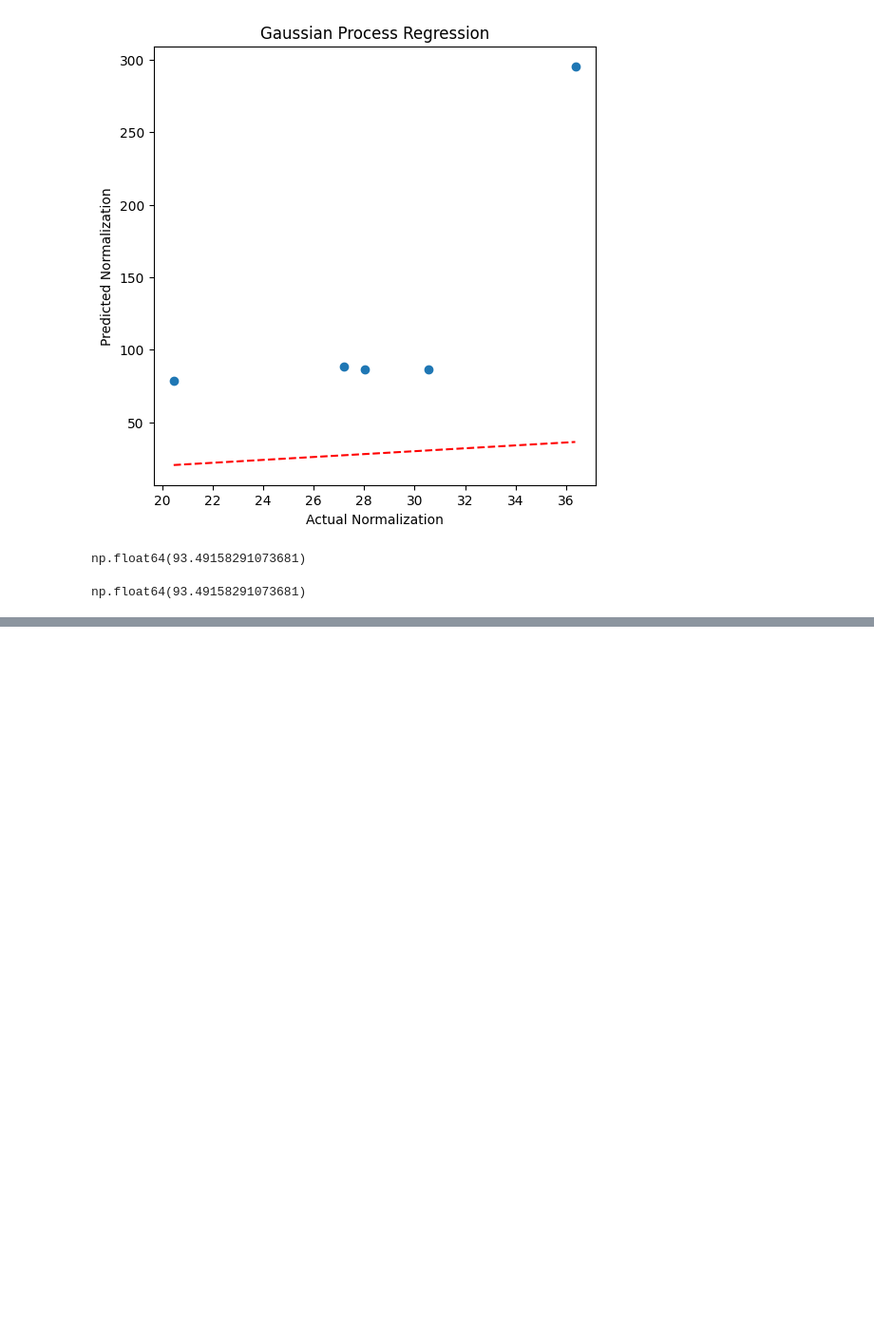
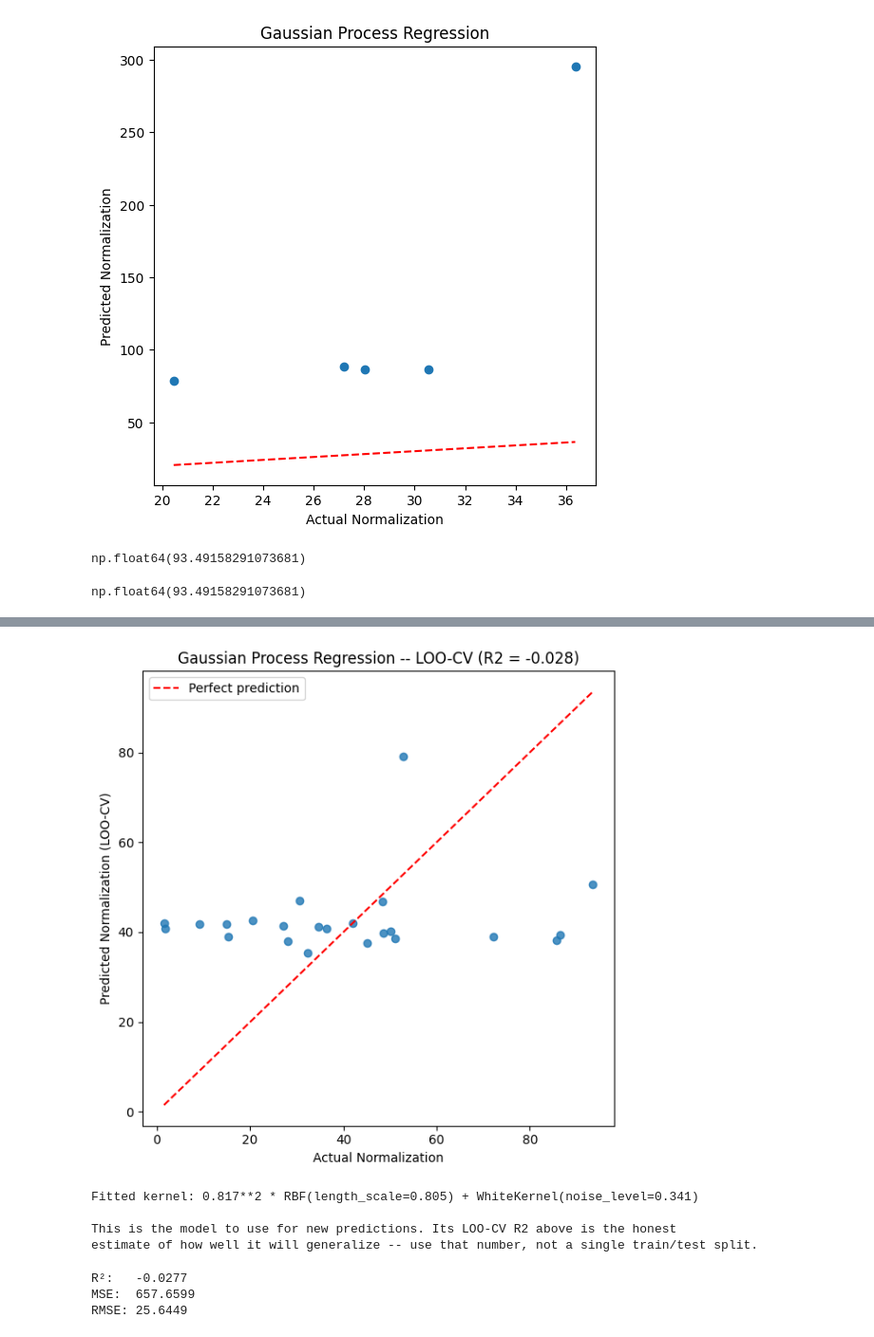
Before and after one commit to WhiteLotus101/Primer-Design--Bayesian-optimisation, a Jupyter notebook: primer_preprocessing.ipynb, the cells around one changed output, grey strips where cells are left out. Shown at 95% size. Cells and saved outputs as stored; diff of their text form; code cells hidden in the pictures; blank space fills up the shorter version.

Commit message:
updated primer pipeline, reduced the error

```diff
--- a/primer_preprocessing.ipynb
+++ b/primer_preprocessing.ipynb
@@ -1002,0 +1046,14 @@ np.float64(93.49158291073681)
+# %%
+def gc_content(seq):
+    seq = seq.upper()
+    return (seq.count("G") + seq.count("C")) / len(seq)
+
+def prep(d):
+    d = d.copy()
+    d["F_gc"] = d["Forward Primer Sequence (5'→ 3')"].apply(gc_content)
+    d["R_gc"] = d["Reverse Primer Sequence (5'→ 3')"].apply(gc_content)
+    return d
+
+combined_df = pd.concat([prep(df), prep(df2)], ignore_index=True)
+
+print(f"combined_df: {combined_df.shape[0]} rows")
@@ -1002,0 +1062,7 @@ np.float64(93.49158291073681)
+# %%
+n_outliers = (combined_df["Normalization"] > 100).sum()
+print(f"Rows with Normalization > 100 before fix: {n_outliers}")
+
+combined_df.loc[combined_df["Normalization"] > 100, "Normalization"] /= 10
+
+print(f"Normalization range after fix: {combined_df['Normalization'].min():.2f} - {combined_df['Normalization'].max():.2f}")
@@ -1002,0 +1088,14 @@ np.float64(93.49158291073681)
+# %%
+feature_cols = [
+    "log value of copy",
+    "forward length",
+    "reverse length",
+    "Run Time (minutes)",
+    "F_gc",
+    "R_gc"
+]
+
+X = combined_df[feature_cols]
+y = combined_df["Normalization"]
+
+print(f"X shape: {X.shape}  (was 23 rows x 37 features before these fixes)")
@@ -1002,0 +1150,45 @@ np.float64(93.49158291073681)
+# %%
+plt.figure(figsize=(6, 6))
+plt.scatter(y, loo_preds, alpha=0.8)
+plt.plot([y.min(), y.max()], [y.min(), y.max()], 'r--', label="Perfect prediction")
+plt.xlabel("Actual Normalization")
+plt.ylabel("Predicted Normalization (LOO-CV)")
+plt.title(f"Gaussian Process Regression -- LOO-CV (R2 = {loo_r2:.3f})")
+plt.legend()
+plt.tight_layout()
+plt.show()
+# %% [output]
+[figure, added]
+# %%
+final_scaler = StandardScaler()
+X_all_s = final_scaler.fit_transform(X)
+
+final_gpr = GaussianProcessRegressor(
+    kernel=kernel_factory(),
+    normalize_y=True,
+    random_state=42,
+    n_restarts_optimizer=8
+)
+final_gpr.fit(X_all_s, y)
+
+print("Fitted kernel:", final_gpr.kernel_)
+print()
+print("This is the model to use for new predictions. Its LOO-CV R2 above is the honest")
+print("estimate of how well it will generalize -- use that number, not a single train/test split.")
+# %% [output]
+Fitted kernel: 0.817**2 * RBF(length_scale=0.805) + WhiteKernel(noise_level=0.341)
+
+This is the model to use for new predictions. Its LOO-CV R2 above is the honest
+estimate of how well it will generalize -- use that number, not a single train/test split.
+# %%
+mse = mean_squared_error(y, loo_preds)
+rmse = loo_rmse  # already computed above
+r2 = loo_r2      # already computed above
+
+print(f"R²:   {r2:.4f}")
+print(f"MSE:  {mse:.4f}")
+print(f"RMSE: {rmse:.4f}")
+# %% [output]
+R²:   -0.0277
+MSE:  657.6599
+RMSE: 25.6449
```
Also changed, not shown: parts of 7 cells of this notebook.
